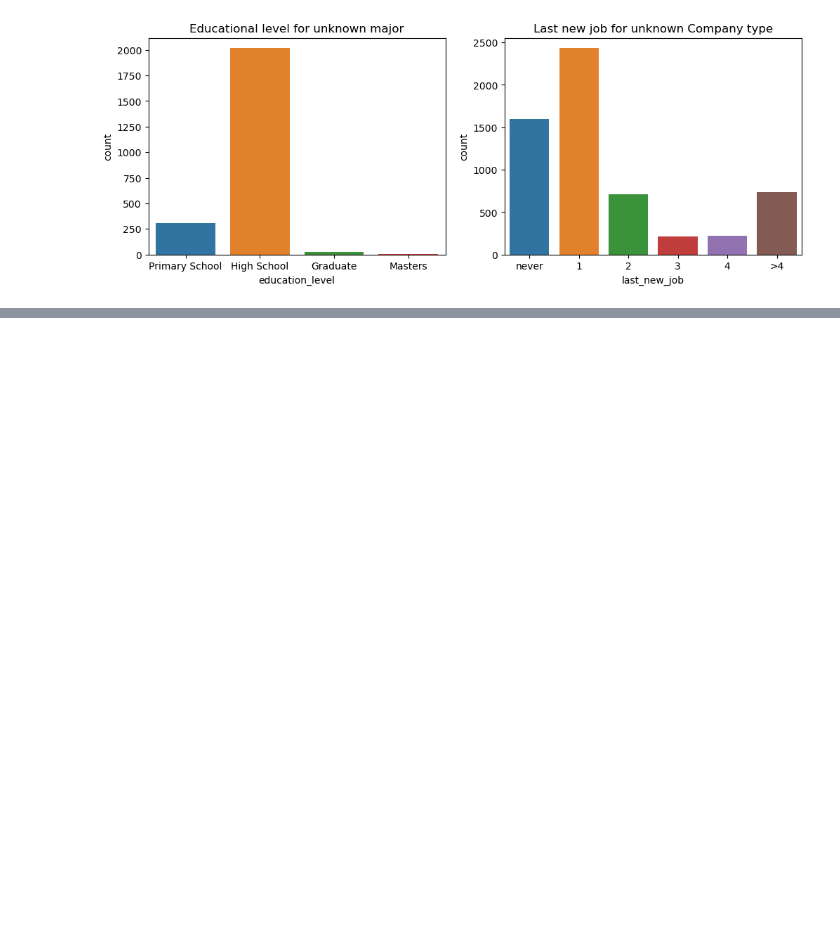
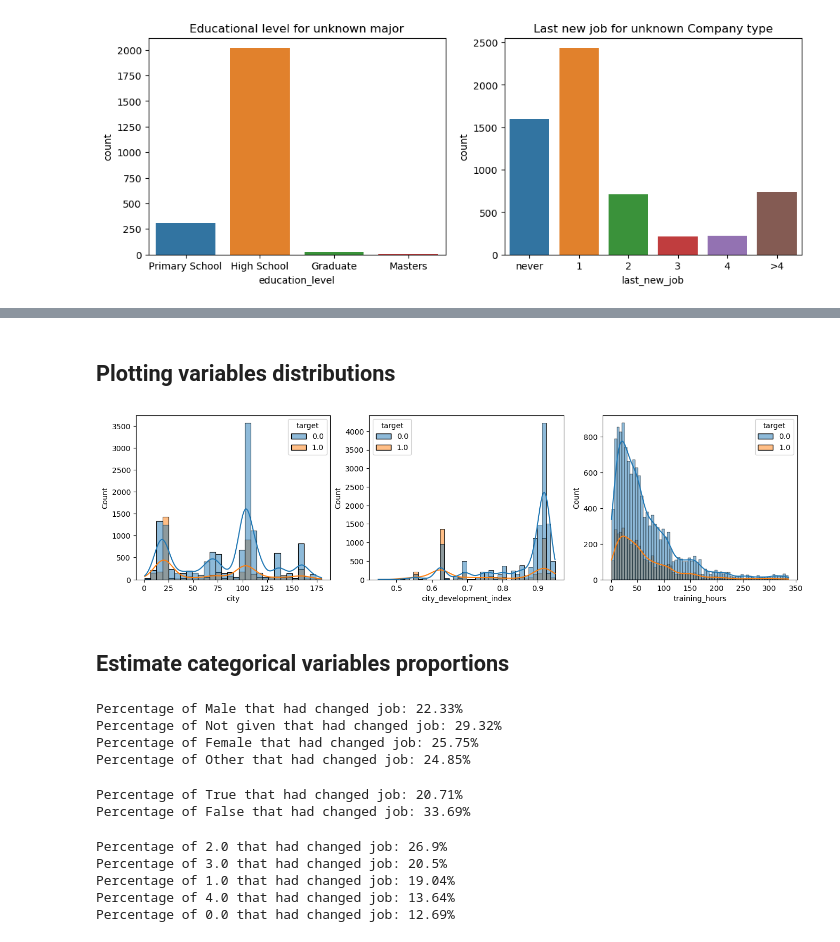
Before and after one commit to teob97/xtream-ai-assignment, a Jupyter notebook: challenge_1.ipynb, the cells around one changed output, grey strips where cells are left out. Saved outputs shown, nothing was run; the diff lists cells and outputs as text; code cells hidden in the pictures; blank space fills up the shorter version.

Commit message:
Filled NaN values, plotted some histograms, percentages calculated

```diff
--- a/challenge_1.ipynb
+++ b/challenge_1.ipynb
@@ -179,7 +178,9 @@ def data_preprocessing(df_raw:pd.DataFrame):
     df['company_type'] = ['None' if (pd.isnull(i) and df['last_new_job'][index]==0) else i for index, i in enumerate(df['company_type'])]
     df['company_size'] = [0 if (pd.isnull(i) and df['last_new_job'][index]==0) else i for index, i in enumerate(df['company_size'])]
 
-    #df['target'] = df['target'].astype(str)
+    df['company_type'] = df['company_type'].fillna('Not given')
+    df['company_size'] = df['company_size'].fillna('Not given')
+    df['gender'] = df['gender'].fillna('Not given')
 
     return df
 # %%
@@ -236,0 +209,14 @@ rate_female, rate_male, rate_other
+# %%
+data = data.dropna()
+# %% [markdown]
+## Plotting variables distributions
+# %%
+_, axs = plt.subplots(1,3, figsize=(16,4))
+sns.histplot(data=data, x='city', hue='target',kde=True, ax = axs[0])
+sns.histplot(data=data, x='city_development_index', hue='target',kde=True, ax = axs[1])
+sns.histplot(data=data, x='training_hours', hue='target',kde=True, ax = axs[2])
+plt.show()
+# %% [output]
+[figure, added]
+# %% [markdown]
+## Estimate categorical variables proportions
@@ -236,0 +228,20 @@ rate_female, rate_male, rate_other
+# %%
+print_percentage_quitter(data, 'gender')
+# %% [output]
+Percentage of Male that had changed job: 22.33%
+Percentage of Not given that had changed job: 29.32%
+Percentage of Female that had changed job: 25.75%
+Percentage of Other that had changed job: 24.85%
+# %%
+print_percentage_quitter(data, 'relevent_experience')
+# %% [output]
+Percentage of True that had changed job: 20.71%
+Percentage of False that had changed job: 33.69%
+# %%
+print_percentage_quitter(data, 'education_level')
+# %% [output]
+Percentage of 2.0 that had changed job: 26.9%
+Percentage of 3.0 that had changed job: 20.5%
+Percentage of 1.0 that had changed job: 19.04%
+Percentage of 4.0 that had changed job: 13.64%
+Percentage of 0.0 that had changed job: 12.69%
```
Also changed, not shown: parts of 9 cells of this notebook.
